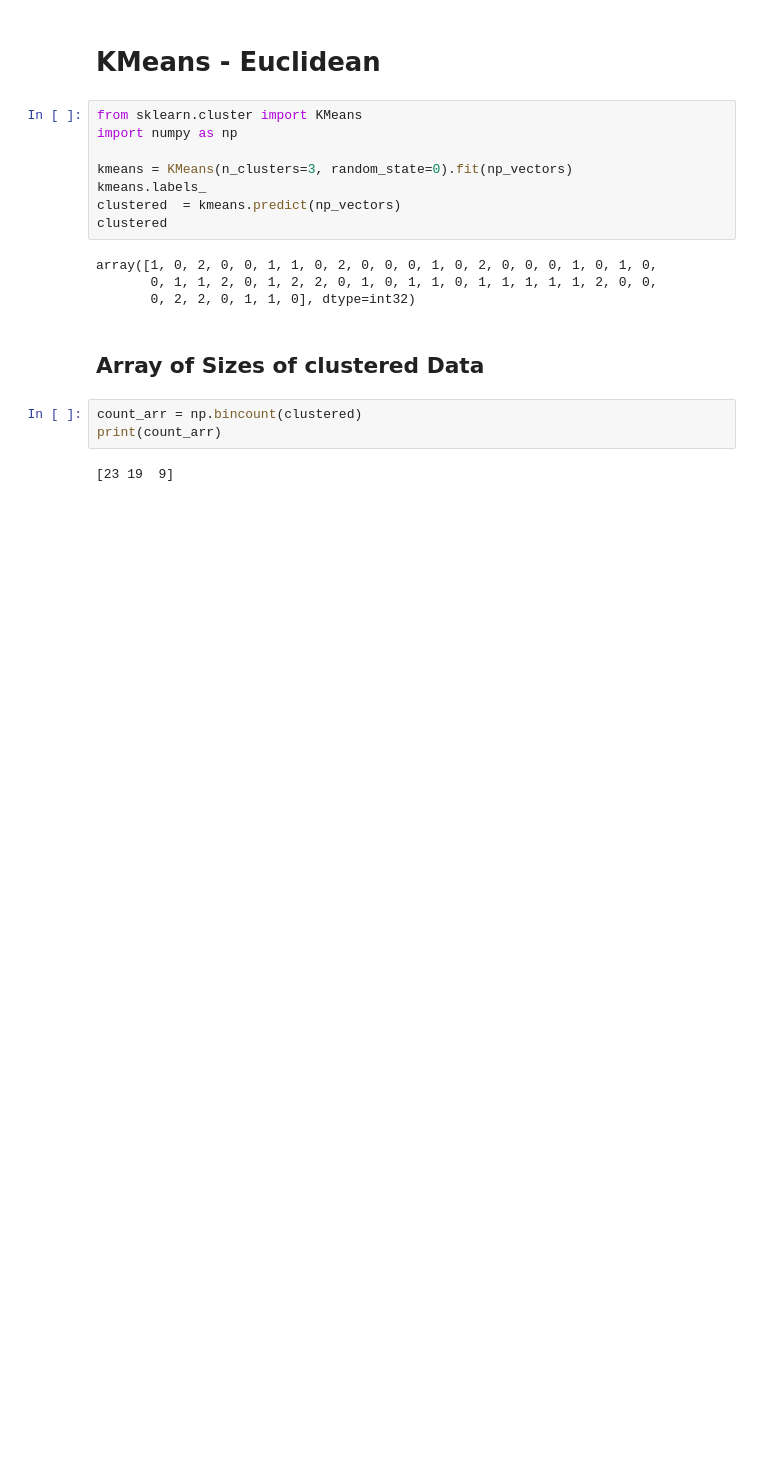
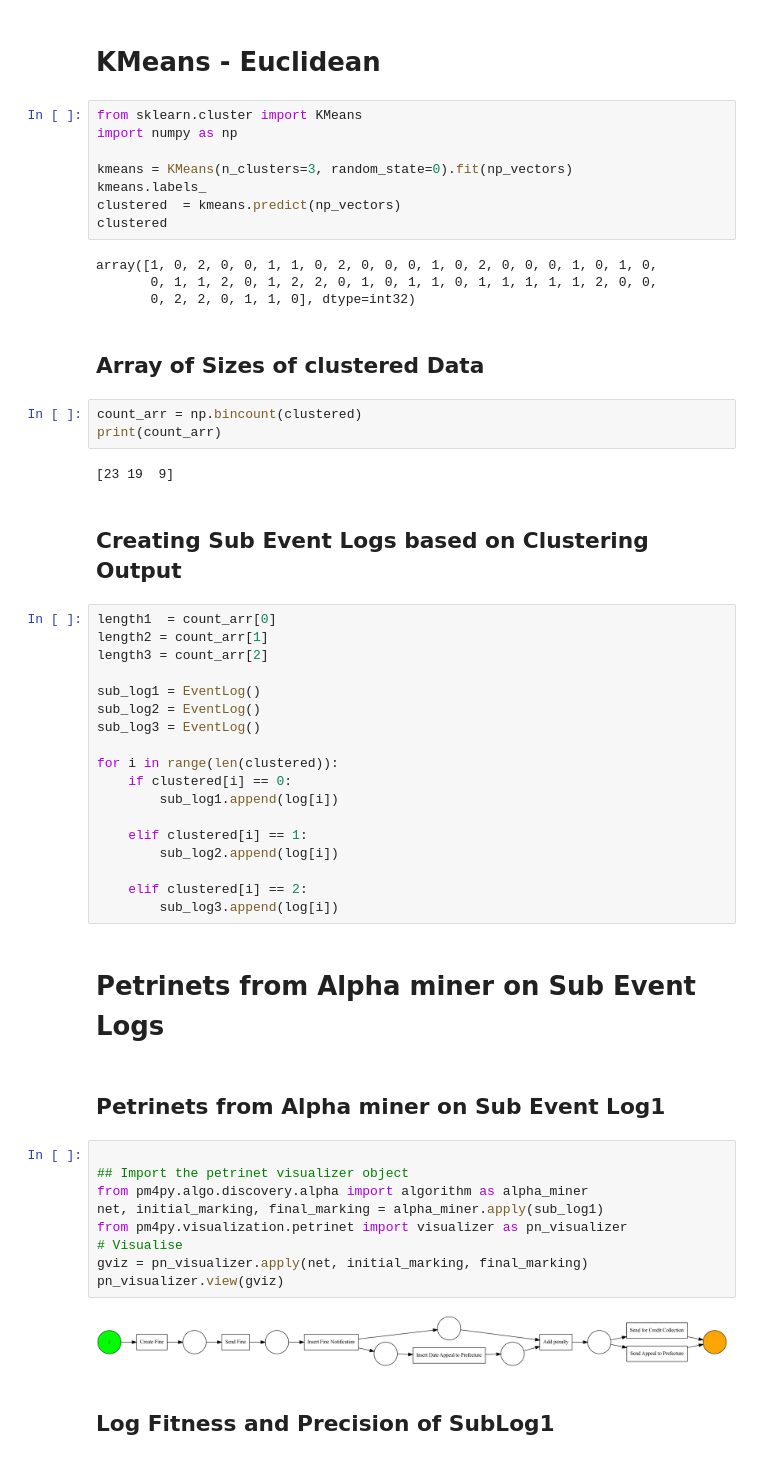
Before and after one commit to asadTariq666/Thesis-Trace-Clustering-Test-Project, a Jupyter notebook: Trace Clustering In Process Mining/Trace Clustering Road Traffic.ipynb, the cells around one changed output. Cells and saved outputs as stored; diff of their text form; blank space fills up the shorter version.

Commit message:
Developed Petrinets for Sub logs

```diff
--- a/Trace Clustering In Process Mining/Trace Clustering Road Traffic.ipynb
+++ b/Trace Clustering In Process Mining/Trace Clustering Road Traffic.ipynb
@@ -170,3 +170,40 @@ count_arr = np.bincount(clustered)
 print(count_arr)
 # %% [output]
 [23 19  9]
+# %% [markdown]
+## Creating Sub Event Logs based on Clustering Output
+# %%
+length1  = count_arr[0]
+length2 = count_arr[1]
+length3 = count_arr[2]
+
+sub_log1 = EventLog()
+sub_log2 = EventLog()
+sub_log3 = EventLog()
+
+for i in range(len(clustered)):
+    if clustered[i] == 0:
+        sub_log1.append(log[i])
+
+    elif clustered[i] == 1:
+        sub_log2.append(log[i])
+
+    elif clustered[i] == 2:
+        sub_log3.append(log[i])
+# %% [markdown]
+# Petrinets from Alpha miner on Sub Event Logs
+# %% [markdown]
+## Petrinets from Alpha miner on Sub Event Log1
+# %%
+
+## Import the petrinet visualizer object
+from pm4py.algo.discovery.alpha import algorithm as alpha_miner
+net, initial_marking, final_marking = alpha_miner.apply(sub_log1)
+from pm4py.visualization.petrinet import visualizer as pn_visualizer
+# Visualise
+gviz = pn_visualizer.apply(net, initial_marking, final_marking)
+pn_visualizer.view(gviz)
+# %% [output]
+[figure, added]
+# %% [markdown]
+## Log Fitness and Precision of SubLog1
```
Also changed, not shown: parts of 9 cells of this notebook.
